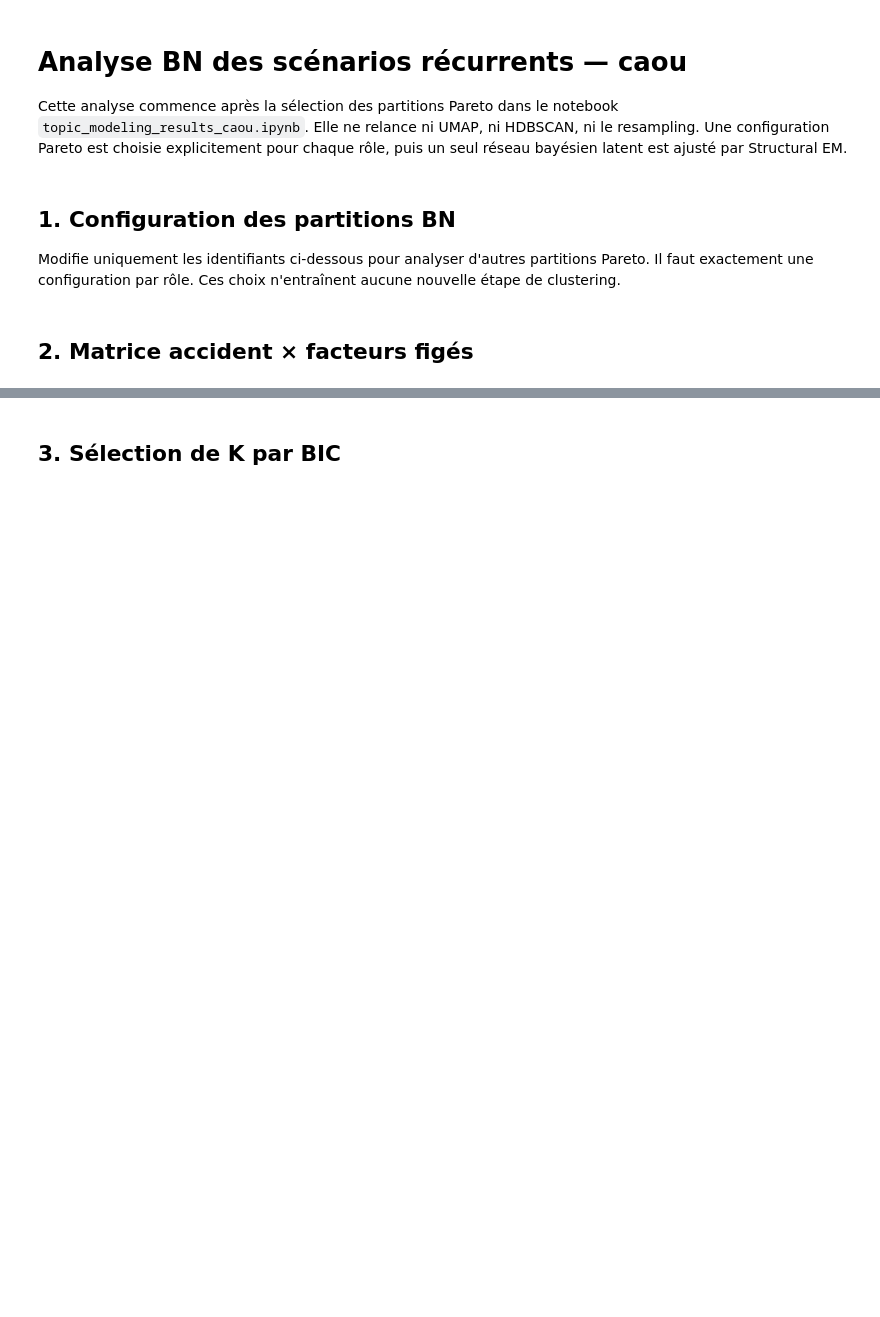
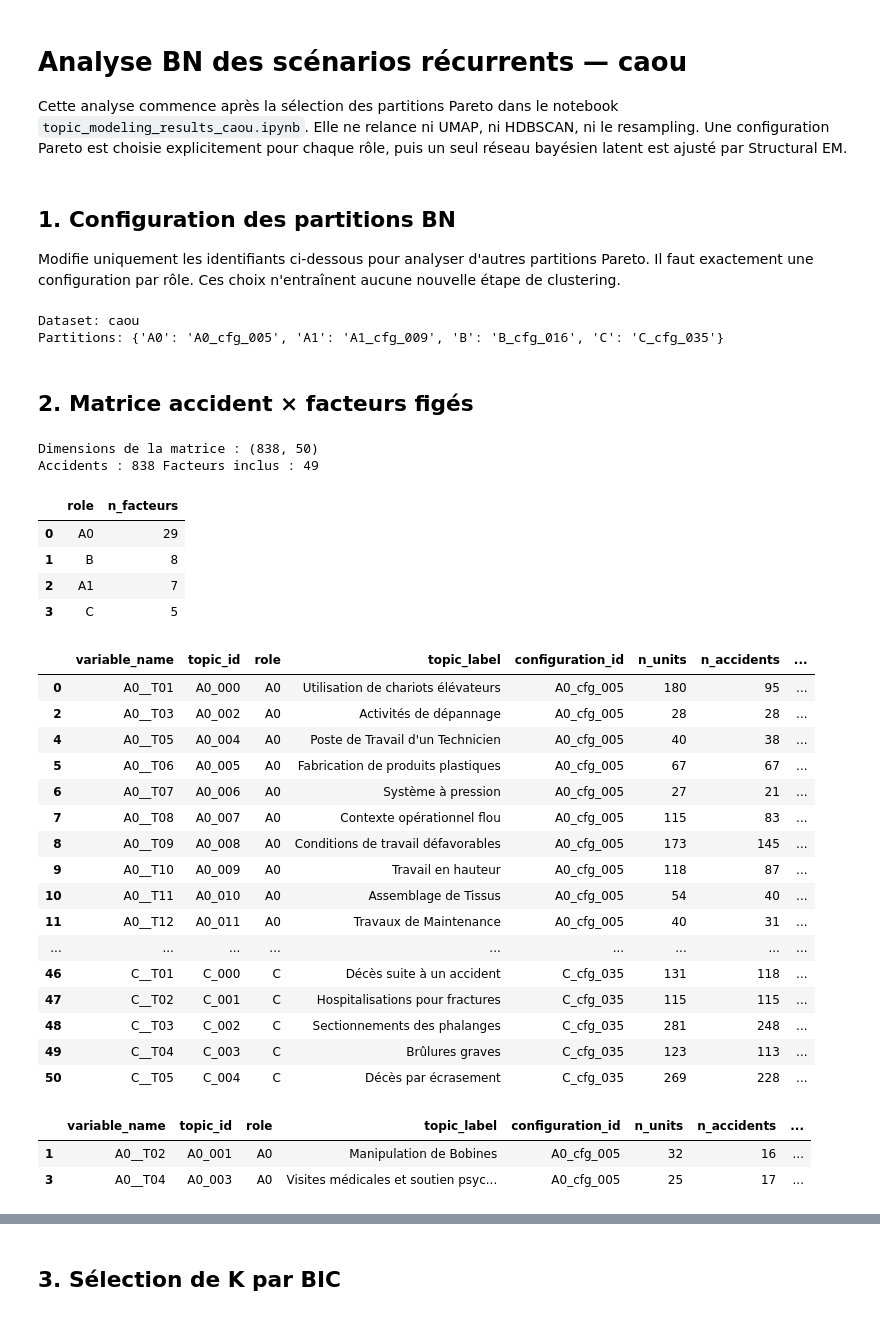
Before and after one commit to lucayapi/SAFER, a Jupyter notebook: text/recurrent_scenarios/notebooks/recurrent_scenarios_bn_analysis_caou.ipynb, the cells around one changed output, grey strips where cells are left out. Drawn from its saved outputs; the diff is of its cells as text; code cells hidden in the pictures; blank space fills up the shorter version.

```diff
--- a/text/recurrent_scenarios/notebooks/recurrent_scenarios_bn_analysis_caou.ipynb
+++ b/text/recurrent_scenarios/notebooks/recurrent_scenarios_bn_analysis_caou.ipynb
@@ -13,18 +13,36 @@ import pandas as pd
 import matplotlib.pyplot as plt
 from IPython.display import display
 
-SCENARIO_DIR = Path.cwd() / "text" / "recurrent_scenarios"
-if not (SCENARIO_DIR / "scenario_pipeline.py").is_file():
-    SCENARIO_DIR = Path.cwd()
+SCENARIO_DIR = None
+for base_dir in (Path.cwd(), *Path.cwd().parents):
+    candidates = (
+        base_dir / "text" / "recurrent_scenarios",
+        base_dir,
+    )
+    for candidate in candidates:
+        if (candidate / "scenario_pipeline.py").is_file():
+            SCENARIO_DIR = candidate
+            break
+    if SCENARIO_DIR is not None:
+        break
+if SCENARIO_DIR is None:
+    raise FileNotFoundError(
+        "Impossible de trouver text/recurrent_scenarios/scenario_pipeline.py "
+        "depuis le répertoire courant."
+    )
 if str(SCENARIO_DIR) not in sys.path:
     sys.path.insert(0, str(SCENARIO_DIR))
 
 from scenario_pipeline import (
+    build_frozen_bn_inputs,
+    extract_latent_bn_scenarios,
+    finalize_latent_bn,
+    fit_latent_bn_analysis,
     load_yaml_config,
     select_dataset_config,
     resolve_config_paths,
     load_units,
-    run_frozen_bn_analysis,
+    write_final_bn_outputs,
 )
 # %% [markdown]
 ## 1. Configuration des partitions BN
@@ -47,11 +65,13 @@ config = resolve_config_paths(
 )
 config["bayesian_networks"]["min_theme_support_count"] = 20
 config["bayesian_networks"]["d_max"] = 2
-config["bayesian_networks"]["latent_states"] = list(range(2, 9))
-config["bayesian_networks"]["n_initializations"] = 20
 config["bayesian_networks"]["alpha"] = 0.5
+config["bayesian_networks"]["show_progress"] = True
 
 print("Dataset:", DATASET_ID)
 print("Partitions:", BN_PARTITION_SELECTIONS)
+# %% [output]
+Dataset: caou
+Partitions: {'A0': 'A0_cfg_005', 'A1': 'A1_cfg_009', 'B': 'B_cfg_016', 'C': 'C_cfg_035'}
 # %% [markdown]
 ## 2. Matrice accident × facteurs figés
@@ -73,0 +78,44 @@ display(excluded_themes)
+# %%
+units, _ = load_units(config)
+BN_OUTPUT_DIR.mkdir(parents=True, exist_ok=True)
+matrix, theme_dictionary, excluded_themes, roles = build_frozen_bn_inputs(
+    units,
+    RUN_DIR,
+    BN_PARTITION_SELECTIONS,
+    config,
+    BN_OUTPUT_DIR,
+)
+factor_columns = list(theme_dictionary["variable_name"])
+print("Dimensions de la matrice :", matrix.shape)
+print("Accidents :", len(matrix), "Facteurs inclus :", len(factor_columns))
+display(pd.DataFrame({"role": list(roles.values())}).value_counts().rename("n_facteurs").reset_index())
+display(theme_dictionary)
+display(excluded_themes)
+# %% [output]
+Dimensions de la matrice : (838, 50)
+Accidents : 838 Facteurs inclus : 49
+|  | role | n_facteurs |
+| 0 | A0 | 29 |
+| 1 | B | 8 |
+| 2 | A1 | 7 |
+| 3 | C | 5 |
+|  | variable_name | topic_id | role | topic_label | configuration_id | n_units | n_accidents | ... |
+| 0 | A0__T01 | A0_000 | A0 | Utilisation de chariots élévateurs | A0_cfg_005 | 180 | 95 | ... |
+| 2 | A0__T03 | A0_002 | A0 | Activités de dépannage | A0_cfg_005 | 28 | 28 | ... |
+| 4 | A0__T05 | A0_004 | A0 | Poste de Travail d'un Technicien | A0_cfg_005 | 40 | 38 | ... |
+| 5 | A0__T06 | A0_005 | A0 | Fabrication de produits plastiques | A0_cfg_005 | 67 | 67 | ... |
+| 6 | A0__T07 | A0_006 | A0 | Système à pression | A0_cfg_005 | 27 | 21 | ... |
+| 7 | A0__T08 | A0_007 | A0 | Contexte opérationnel flou | A0_cfg_005 | 115 | 83 | ... |
+| 8 | A0__T09 | A0_008 | A0 | Conditions de travail défavorables | A0_cfg_005 | 173 | 145 | ... |
+| 9 | A0__T10 | A0_009 | A0 | Travail en hauteur | A0_cfg_005 | 118 | 87 | ... |
+| 10 | A0__T11 | A0_010 | A0 | Assemblage de Tissus | A0_cfg_005 | 54 | 40 | ... |
+| 11 | A0__T12 | A0_011 | A0 | Travaux de Maintenance | A0_cfg_005 | 40 | 31 | ... |
+| ... | ... | ... | ... | ... | ... | ... | ... | ... |
+| 46 | C__T01 | C_000 | C | Décès suite à un accident | C_cfg_035 | 131 | 118 | ... |
+| 47 | C__T02 | C_001 | C | Hospitalisations pour fractures | C_cfg_035 | 115 | 115 | ... |
+| 48 | C__T03 | C_002 | C | Sectionnements des phalanges | C_cfg_035 | 281 | 248 | ... |
+| 49 | C__T04 | C_003 | C | Brûlures graves | C_cfg_035 | 123 | 113 | ... |
+| 50 | C__T05 | C_004 | C | Décès par écrasement | C_cfg_035 | 269 | 228 | ... |
+|  | variable_name | topic_id | role | topic_label | configuration_id | n_units | n_accidents | ... |
+| 1 | A0__T02 | A0_001 | A0 | Manipulation de Bobines | A0_cfg_005 | 32 | 16 | ... |
+| 3 | A0__T04 | A0_003 | A0 | Visites médicales et soutien psyc... | A0_cfg_005 | 25 | 17 | ... |
```
Also changed, not shown: parts of 8 cells of this notebook, 5 other files.
